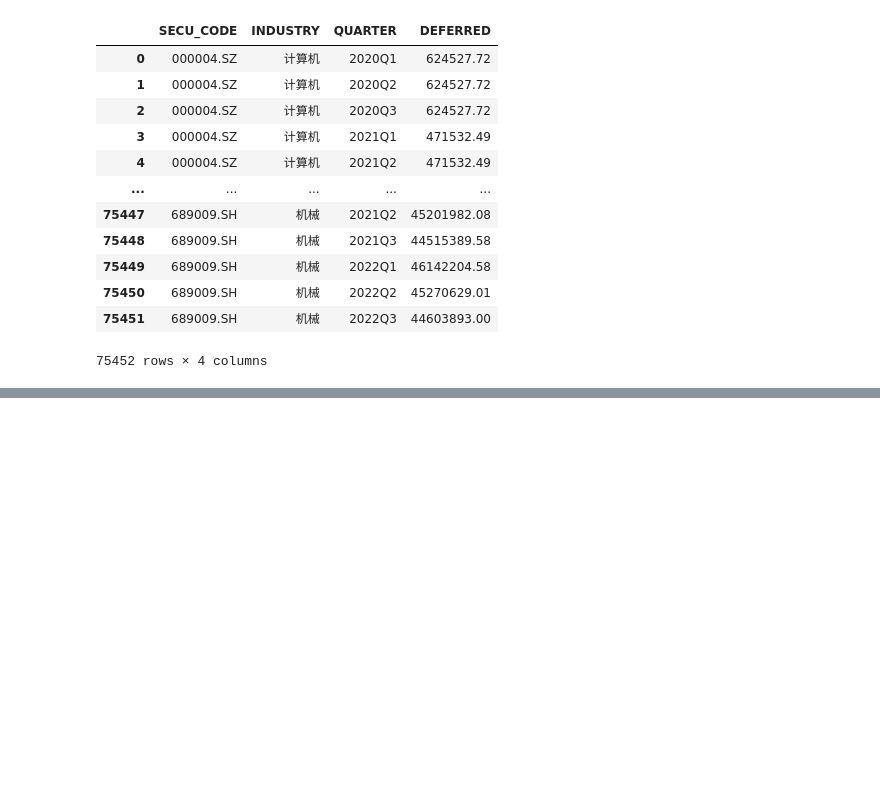
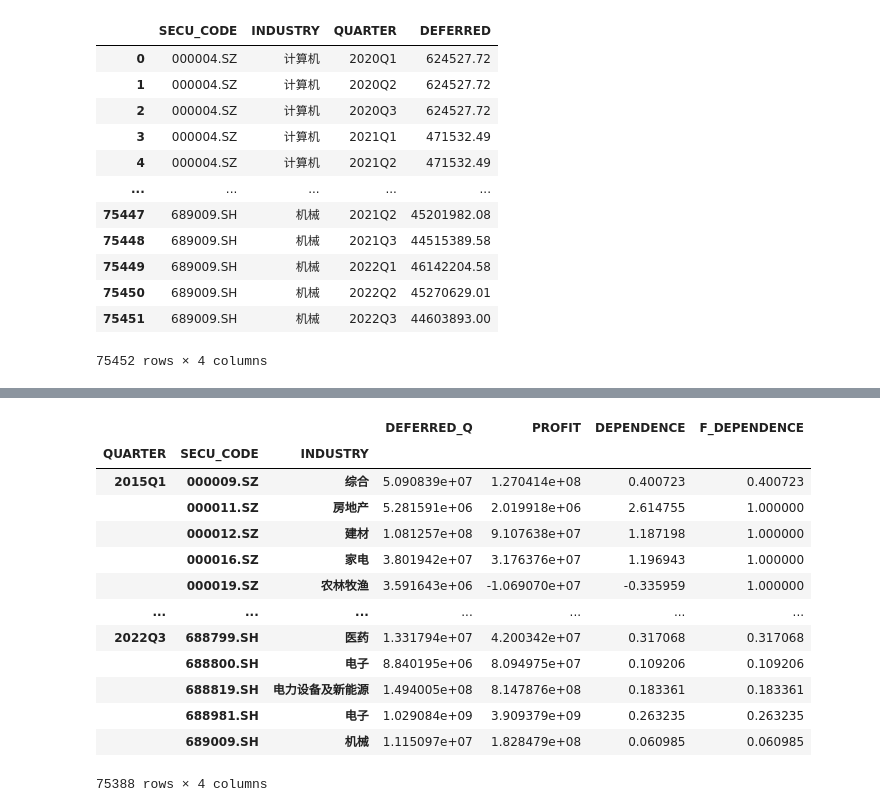
Before and after one commit to jasongangquanzhang/Government_Subsidy_Factor, a Jupyter notebook: deferred_sub_clean.ipynb, the cells around one changed output, grey strips where cells are left out. Saved outputs shown, nothing was run; the diff lists cells and outputs as text; code cells hidden in the pictures; blank space fills up the shorter version.

```diff
--- a/deferred_sub_clean.ipynb
+++ b/deferred_sub_clean.ipynb
@@ -70,0 +104,4 @@ df_deferred
+# %%
+df_deferred_q = df_deferred.set_index(["QUARTER", "SECU_CODE", "INDUSTRY"]) / 4
+df_deferred_q = df_deferred_q.rename(columns={"DEFERRED": "DEFERRED_Q"})
+df_deferred_q
@@ -70,0 +164,6 @@ df_deferred
+# %%
+df = df_profit.stack()
+df = df.reset_index()
+df = df.rename(columns={"level_2": "QUARTER", 0: "PROFIT"})
+df_profit = df.set_index(["QUARTER", "SECU_CODE", "INDUSTRY"])  # synchronize index
+df_profit
@@ -70,0 +249,22 @@ df_deferred
+# %%
+df1["DEPENDENCE"] = df1["DEFERRED_Q"] / df1["PROFIT"]
+# subsidy > profit : dependence = 1
+# other: original value
+df1["F_DEPENDENCE"] = df1.DEPENDENCE
+df1["F_DEPENDENCE"] = df1.F_DEPENDENCE.mask((df1.DEFERRED_Q > df1.PROFIT), 1)
+df1
+# %% [output]
+|  |  |  | DEFERRED_Q | PROFIT | DEPENDENCE | F_DEPENDENCE |
+| QUARTER | SECU_CODE | INDUSTRY |  |  |  |  |
+| 2015Q1 | 000009.SZ | 综合 | 5.090839e+07 | 1.270414e+08 | 0.400723 | 0.400723 |
+|  | 000011.SZ | 房地产 | 5.281591e+06 | 2.019918e+06 | 2.614755 | 1.000000 |
+|  | 000012.SZ | 建材 | 1.081257e+08 | 9.107638e+07 | 1.187198 | 1.000000 |
+|  | 000016.SZ | 家电 | 3.801942e+07 | 3.176376e+07 | 1.196943 | 1.000000 |
+|  | 000019.SZ | 农林牧渔 | 3.591643e+06 | -1.069070e+07 | -0.335959 | 1.000000 |
+| ... | ... | ... | ... | ... | ... | ... |
+| 2022Q3 | 688799.SH | 医药 | 1.331794e+07 | 4.200342e+07 | 0.317068 | 0.317068 |
+|  | 688800.SH | 电子 | 8.840195e+06 | 8.094975e+07 | 0.109206 | 0.109206 |
+|  | 688819.SH | 电力设备及新能源 | 1.494005e+08 | 8.147876e+08 | 0.183361 | 0.183361 |
+|  | 688981.SH | 电子 | 1.029084e+09 | 3.909379e+09 | 0.263235 | 0.263235 |
+|  | 689009.SH | 机械 | 1.115097e+07 | 1.828479e+08 | 0.060985 | 0.060985 |
+75388 rows × 4 columns
```
Also changed, not shown: parts of 28 cells of this notebook.
